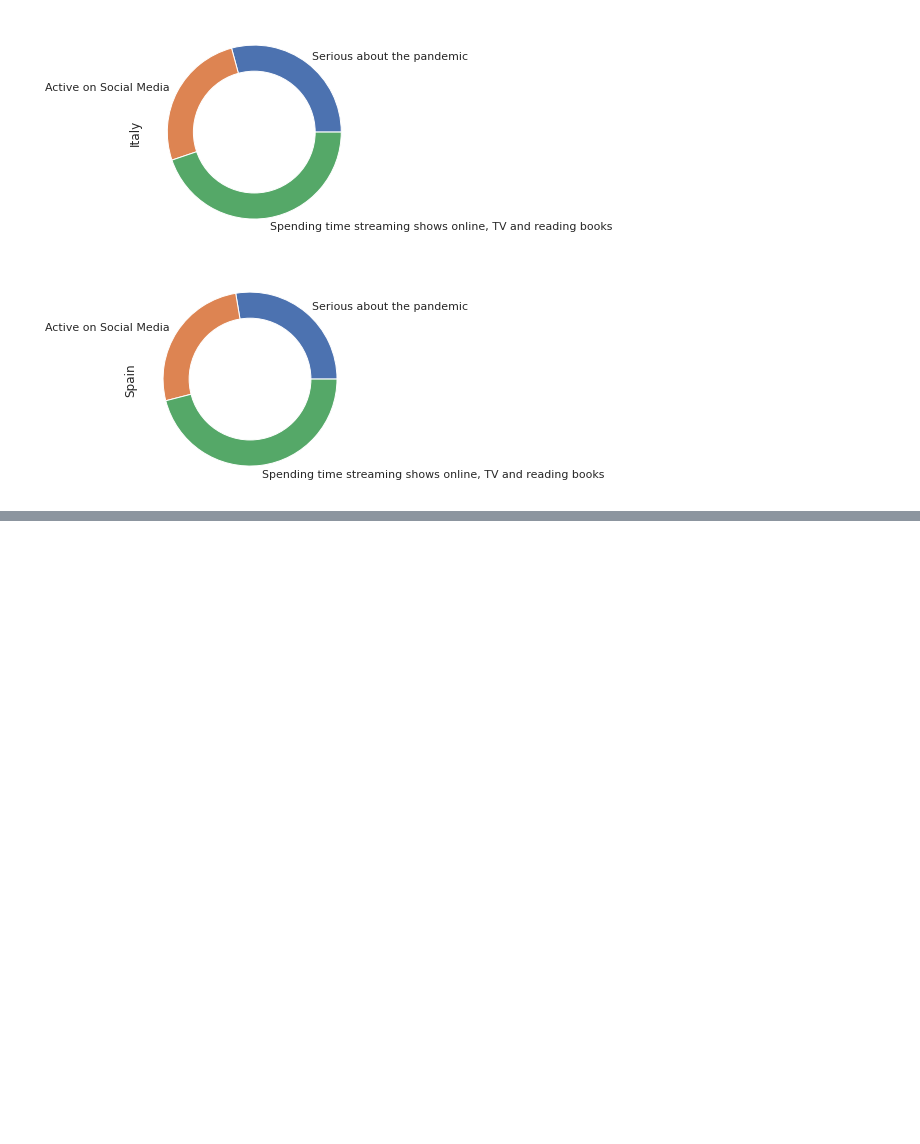
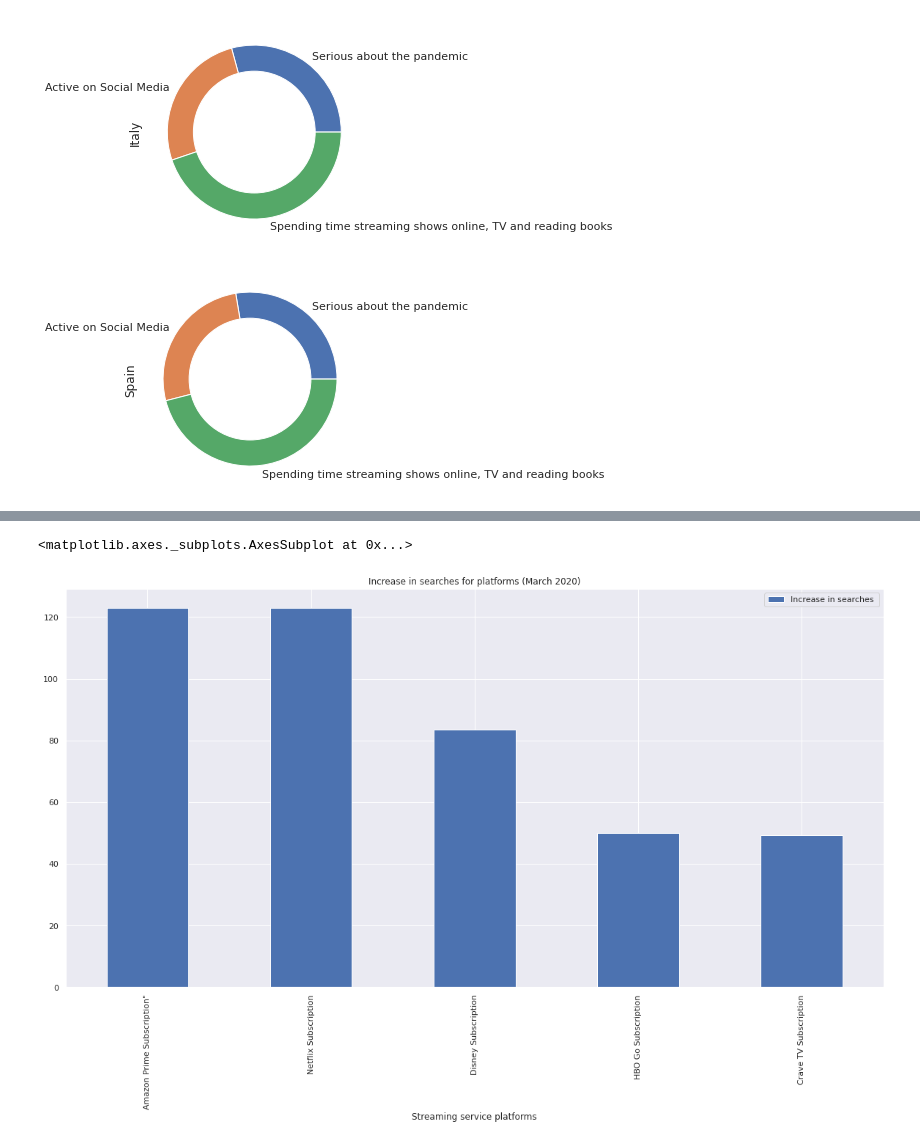
Before and after one commit to newb-dev-1008/CoVID_Entertainment_Impact, a Jupyter notebook: Entertainment_during_CoVID_19.ipynb, the cells around one changed output, grey strips where cells are left out. Drawn from its saved outputs; the diff is of its cells as text; code cells hidden in the pictures; blank space fills up the shorter version.

```diff
--- a/Entertainment_during_CoVID_19.ipynb
+++ b/Entertainment_during_CoVID_19.ipynb
@@ -685,0 +708,7 @@ for i in country_home_media.columns:
+# %%
+ott_subscription = pd.read_excel('ott_subscription_march_2020.xlsx')
+ott_subscription.reset_index()
+ott_subscription.set_index('Streaming service platforms', inplace = True)
+ott_subscription.drop('Average', inplace=True)
+ott_subscription = ott_subscription.iloc[:5, :]
+ott_subscription
@@ -685,0 +723,5 @@ for i in country_home_media.columns:
+# %%
+ott_subscription.plot(kind = 'bar', figsize = [20,10], title = 'Increase in searches for platforms (March 2020)')
+# %% [output]
+<matplotlib.axes._subplots.AxesSubplot at 0x...>
+[figure, added]
```
Also changed, not shown: parts of 9 cells of this notebook.
